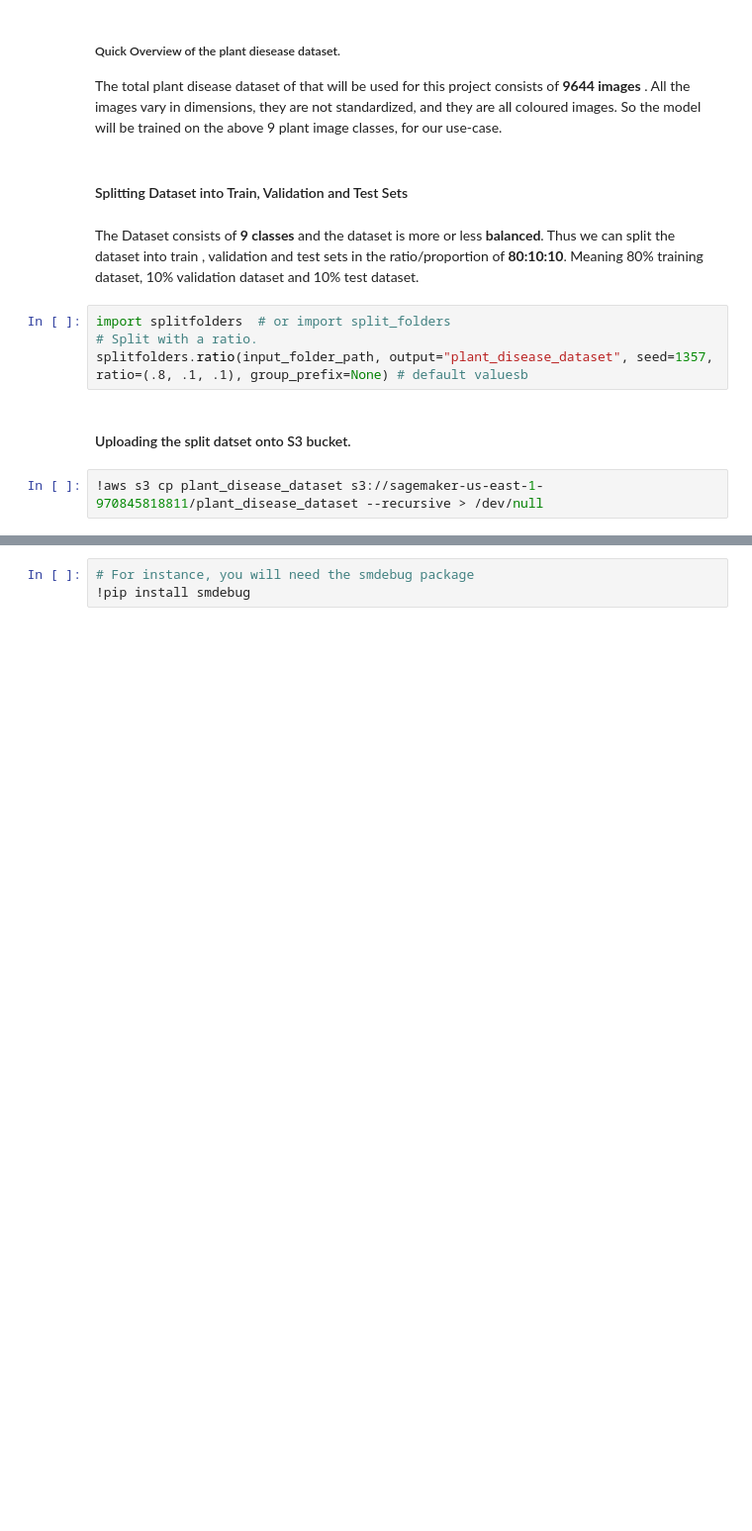
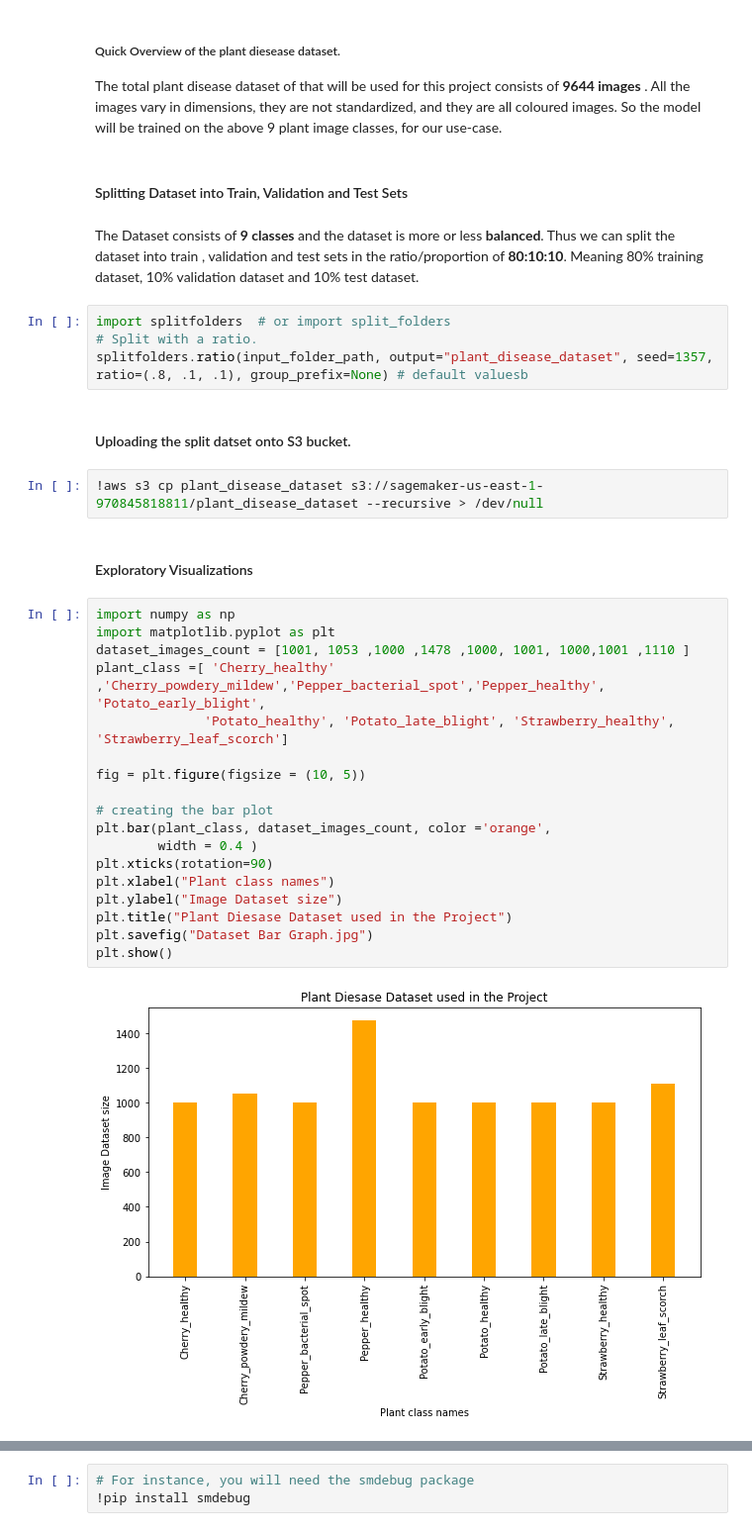
Before and after one commit to Prafull-parmar/AWS-MLE-Capstone-project, a Jupyter notebook: capstone_project.ipynb, the cells around one changed output, grey strips where cells are left out. Shown at 99% size. Cells and saved outputs as stored; diff of their text form; blank space fills up the shorter version.

Commit message:
Updating capstone_project notebook

```diff
--- a/capstone_project.ipynb
+++ b/capstone_project.ipynb
@@ -98,3 +98,25 @@ splitfolders.ratio(input_folder_path, output="plant_disease_dataset", seed=1357,
 #### Uploading the split datset onto S3 bucket.
 # %%
 !aws s3 cp plant_disease_dataset s3://sagemaker-us-east-1-970845818811/plant_disease_dataset --recursive > /dev/null
+# %% [markdown]
+#### Exploratory Visualizations
+# %%
+import numpy as np
+import matplotlib.pyplot as plt
+dataset_images_count = [1001, 1053 ,1000 ,1478 ,1000, 1001, 1000,1001 ,1110 ]
+plant_class =[ 'Cherry_healthy' ,'Cherry_powdery_mildew','Pepper_bacterial_spot','Pepper_healthy', 'Potato_early_blight',
+              'Potato_healthy', 'Potato_late_blight', 'Strawberry_healthy', 'Strawberry_leaf_scorch']
+
+fig = plt.figure(figsize = (10, 5))
+
+# creating the bar plot
+plt.bar(plant_class, dataset_images_count, color ='orange',
+        width = 0.4 )
+plt.xticks(rotation=90)
+plt.xlabel("Plant class names")
+plt.ylabel("Image Dataset size")
+plt.title("Plant Diesase Dataset used in the Project")
+plt.savefig("Dataset Bar Graph.jpg")
+plt.show()
+# %% [output]
+[figure, added]
```
Also changed, not shown: parts of 1 cell of this notebook, 2 other files.
